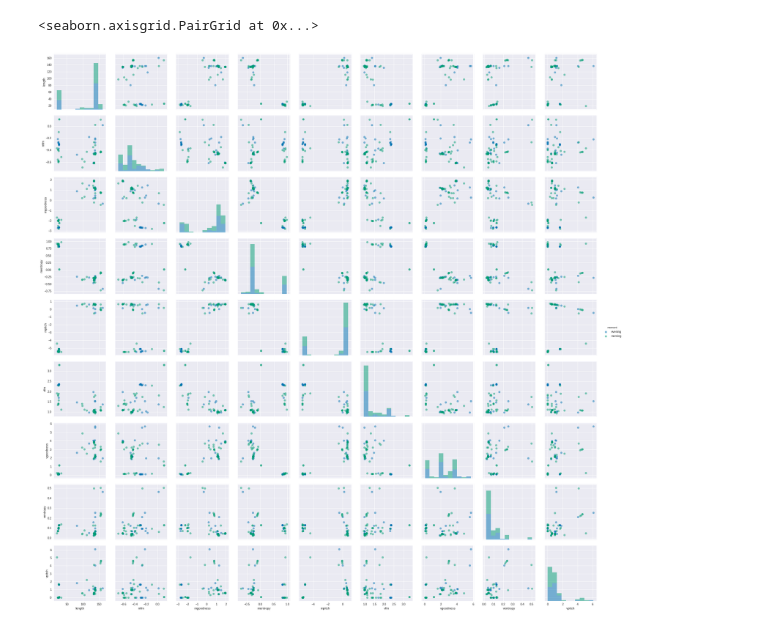
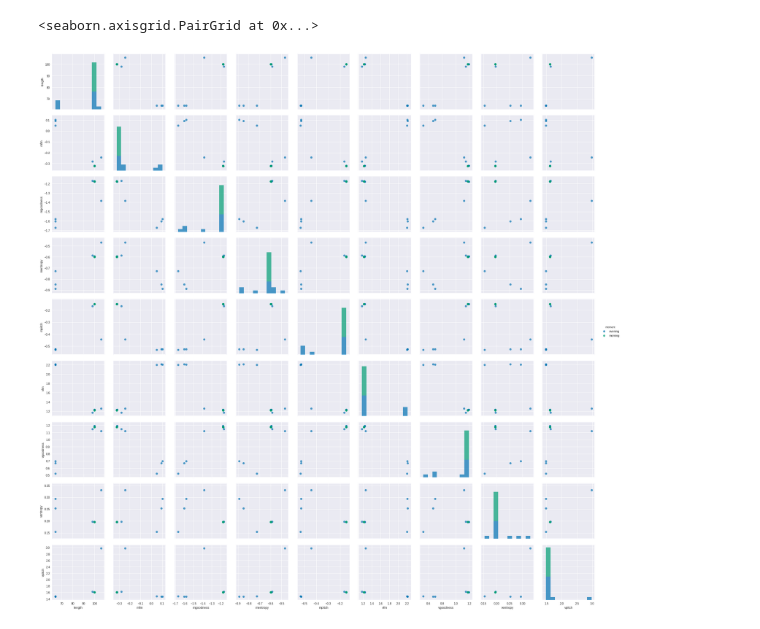
Before and after one commit to PaulEcoffet/birdsonglearningmodel, a Jupyter notebook: analysis/Syllables_analysis.ipynb, the cells around one changed output. Drawn from its saved outputs; the diff is of its cells as text; code cells hidden in the pictures.

```diff
--- a/analysis/Syllables_analysis.ipynb
+++ b/analysis/Syllables_analysis.ipynb
@@ -20,6 +20,7 @@ from song_model import SongModel
 sns.set_palette('colorblind')
 %matplotlib inline
 # %%
-path = '../model/res/super_concurrent_170414_161118/50_conc+slow_dev+default_coef+big_ba+5_replay+on_alpha_zero_beta/'
+path = '../model/res/super_concurrent_170419_152612/10_conc+slow_dev+default_coef+big_ba+5_replay+on_alpha_silence_beta'
+print(path)
 with open(join(path, 'data_cur.pkl'), 'rb') as f:
     data = pickle.load(f)
@@ -59,4 +66,15 @@ from ipywidgets.widgets import FloatProgress
 from IPython.display import display
 progress = FloatProgress(min=0, max=1)
 display(progress)
-all_dat = all_syllables_features(rd, progress)
+force = True
+try:
+    if force:
+        raise Exception('Force regen')
+    load = pd.HDFStore(join(path, 'syllables.hd5'))
+    all_dat_10 = load['syllables']
+    progress.value = 1
+except Exception as e:
+    print(e)
+    print(type(e))
+    all_dat_10 = all_syllables_features(rd, progress)
+    all_dat_10.to_hdf(join(path, 'syllables.hd5'), 'syllables')
@@ -65,15 +105,15 @@ all_dat.to_hdf(join(path, 'syllables.hd5'), 'syllables')
 # %%
-first_day = 2
-last_day = first_day  + 1
-plot_dat = all_dat[((all_dat.day == first_day) & (all_dat.moment == 'evening') & (all_dat.isyb == 1))
-                   | ((all_dat['day'] == last_day) & (all_dat['moment'] == 'morning')  & (all_dat.isyb == 1))]
+first_day = 5
+last_day = first_day + 1
+plot_dat = all_dat_10[((all_dat_10.day == first_day) & (all_dat_10.moment == 'evening') & (all_dat_10.isyb == 1))
+                   | ((all_dat_10['day'] == last_day) & (all_dat_10['moment'] == 'morning')  & (all_dat_10.isyb == 1))]
 # %%
 g = sns.PairGrid(plot_dat, hue="moment", vars=['length', 'mfm', 'mgoodness', 'mentropy', 'mpitch',
                                             'vfm', 'vgoodness', 'ventropy', 'vpitch'], size=3)
-g.map_diag(plt.hist, alpha=0.5)
-g.map_offdiag(plt.scatter, alpha=0.5)
+g.map_diag(plt.hist, alpha=0.7)
+g.map_offdiag(plt.scatter, alpha=0.7)
 g.add_legend()
 # %% [output]
 <seaborn.axisgrid.PairGrid at 0x...>
-[figure, old version]
+[figure, new version]
 # %%
```
Also changed, not shown: parts of 17 cells of this notebook, 5 other files.
